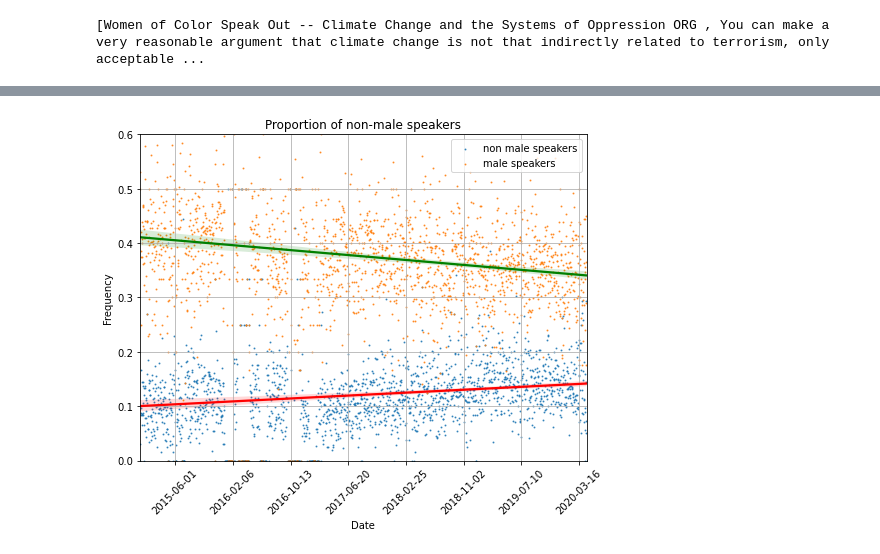
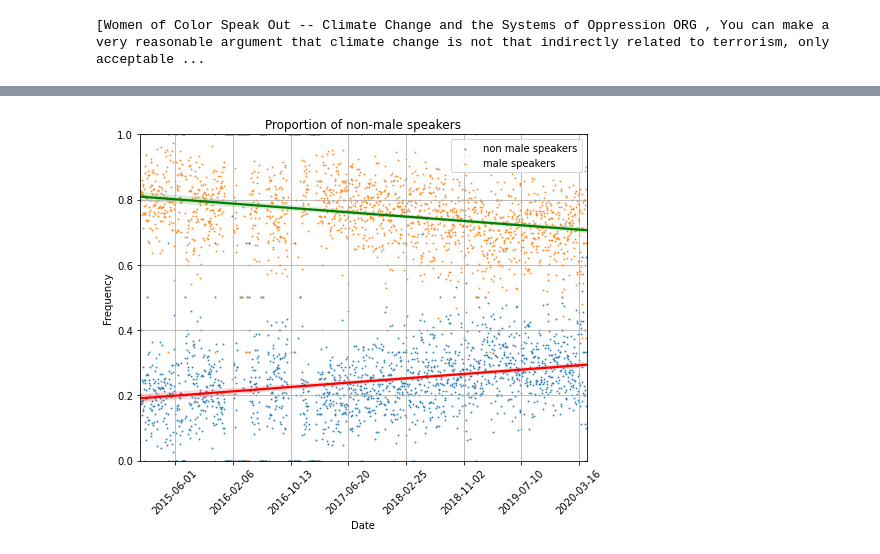
Before and after one commit to epfl-ada/ada-2021-project-flagada, a Jupyter notebook: Stats_volume.ipynb, the cells around one changed output, grey strips where cells are left out. Cells and saved outputs as stored; diff of their text form; code cells hidden in the pictures.

```diff
--- a/Stats_volume.ipynb
+++ b/Stats_volume.ipynb
@@ -478,22 +478,22 @@ prop_male
-# %%
-ax = sns.regplot(data=prop_non_male,x='date_ordinal',y="frequency", scatter_kws={"s": 0.9} ,
-                 line_kws={"color": "red"}, order = 1, label = 'non male speakers')
-
-ax = sns.regplot(data=prop_male,x='date_ordinal',y="frequency", scatter_kws={"s": 0.9} ,
-                 line_kws={"color": "green"}, order = 1, label = 'male speakers')
-
-
-ax.set_xlabel('Date')
-ax.set_ylabel('Frequency')
-
-new_labels = [date.fromordinal(int(item)) for item in ax.get_xticks()]
-ax.set_xticklabels(new_labels)
-plot =plt.xticks(rotation= 45)
-plt.title("Proportion of non-male speakers")
-ax.set_ylim(0, 0.6)
-plt.gcf().set_size_inches(8, 6)
-plt.legend( prop={'size': 10})
-plt.grid()
-plt.show()
-# %% [output]
-[figure, removed]
+# %%
+ax = sns.regplot(data=prop_non_male,x='date_ordinal',y="frequency", scatter_kws={"s": 0.9} ,
+                 line_kws={"color": "red"}, order = 1, label = 'non male speakers')
+
+ax = sns.regplot(data=prop_male,x='date_ordinal',y="frequency", scatter_kws={"s": 0.9} ,
+                 line_kws={"color": "green"}, order = 1, label = 'male speakers')
+
+
+ax.set_xlabel('Date')
+ax.set_ylabel('Frequency')
+
+new_labels = [date.fromordinal(int(item)) for item in ax.get_xticks()]
+ax.set_xticklabels(new_labels)
+plot =plt.xticks(rotation= 45)
+plt.title("Proportion of non-male speakers")
+ax.set_ylim(0, 1)
+plt.gcf().set_size_inches(8, 6)
+plt.legend( prop={'size': 10})
+plt.grid()
+plt.show()
+# %% [output]
+[figure, added]
```
Also changed, not shown: parts of 3 cells of this notebook.
